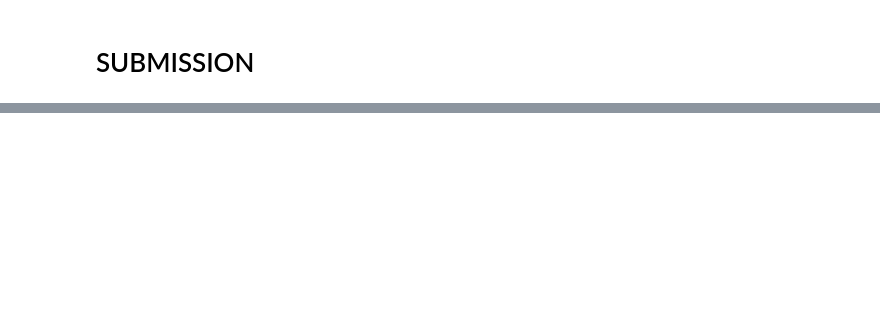
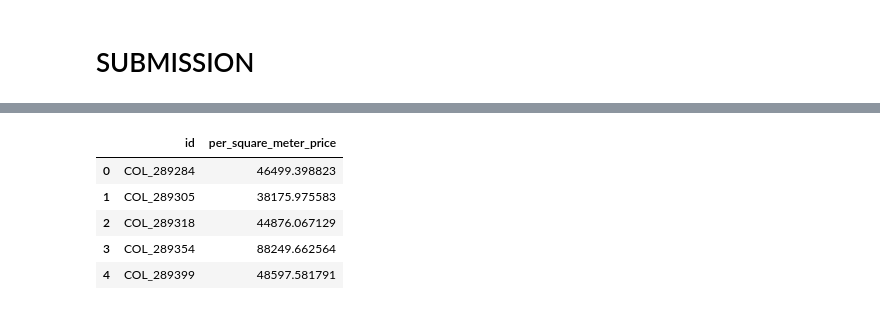
Before and after one commit to Segodnya/raifhack_ds, a Jupyter notebook: raifhack_ds_Segodnya.ipynb, the cells around one changed output, grey strips where cells are left out. Cells and saved outputs as stored; diff of their text form; code cells hidden in the pictures; blank space fills up the shorter version.

```diff
--- a/raifhack_ds_Segodnya.ipynb
+++ b/raifhack_ds_Segodnya.ipynb
@@ -450,12 +820,19 @@ sample.head()
 # %%
 predict_lgbmr_raif = np.exp(lgbmr_raif.predict(X_sub))
 
 sample['per_square_meter_price'] = predict_lgbmr_raif
 sample['per_square_meter_price'] = sample['per_square_meter_price'] * 0.94
-sample.to_csv('submission_lgbmr_raif.csv', index=False)
+sample.to_csv('/drive/My Drive/Segodnya_DS/submission_lgbmr_raif.csv', index=False)
 sample.head()
 
 # 1.91
+# %% [output]
+|  | id | per_square_meter_price |
+| 0 | COL_289284 | 46499.398823 |
+| 1 | COL_289305 | 38175.975583 |
+| 2 | COL_289318 | 44876.067129 |
+| 3 | COL_289354 | 88249.662564 |
+| 4 | COL_289399 | 48597.581791 |
 # %%
 predict_xgb = np.exp(xgb_reg.predict(X_sub))
 
```
Also changed, not shown: parts of 35 cells of this notebook, 5 other files.
